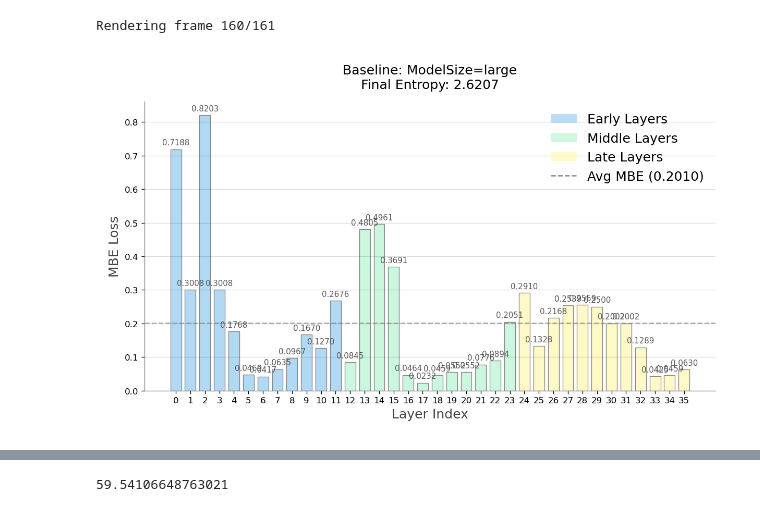
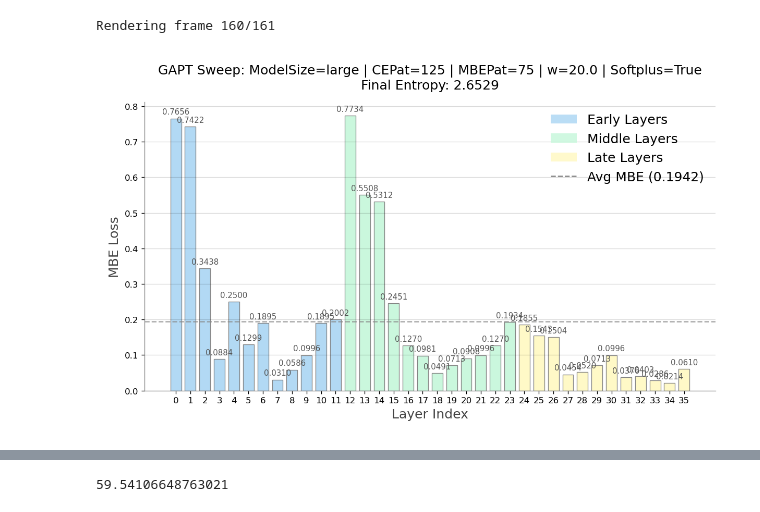
Before and after one commit to fangyuan-ksgk/mod_gpt, a Jupyter notebook: run_analysis.ipynb, the cells around one changed output, grey strips where cells are left out. Cells and saved outputs as stored; diff of their text form; code cells hidden in the pictures.

```diff
--- a/run_analysis.ipynb
+++ b/run_analysis.ipynb
@@ -1,32 +1,32 @@
 # %%
 # Analysis on log runs
 from src.utils import *
 
 # ----- IBLM -----
 # log_path = "logs/fineweb10B-iblm-gpt2-small-w20.txt"
-log_path = "logs/fineweb10B-gpt2-large-20k.txt"
+log_path = "logs/fineweb10B-gpt2-large-iblm-20k-w20.txt"
 
 # --- extract log data ---
 run_info, loss_record = extract_log_data(log_path)
 n_layer = len([k for k in loss_record.keys() if 'mbe_' in k])
 
 # --- visualize dynamics ---
 frames = []
 for i in range(len(loss_record["entropy"])):
     if i % 1 == 0: # Optional: skip frames for speed
         print(f"Rendering frame {i}/{len(loss_record['entropy'])}", end='\r')
         frames.append(create_training_frame(i, loss_record, run_info=run_info, n_layer=n_layer))
 
 frames[0].save(
     f"mbe_dynamics_{run_info}.gif",
     save_all=True,
     append_images=frames[1:],
     duration=100, # ms per frame
     loop=0
 )
 
 # --- visualize final losses ---
 visualize_final_losses(loss_record, run_info=run_info, n_layer=n_layer)
 # %% [output]
 Rendering frame 160/161
-[figure, old version]
+[figure, new version]
```
Also changed, not shown: parts of 5 cells of this notebook, 4 other files.
